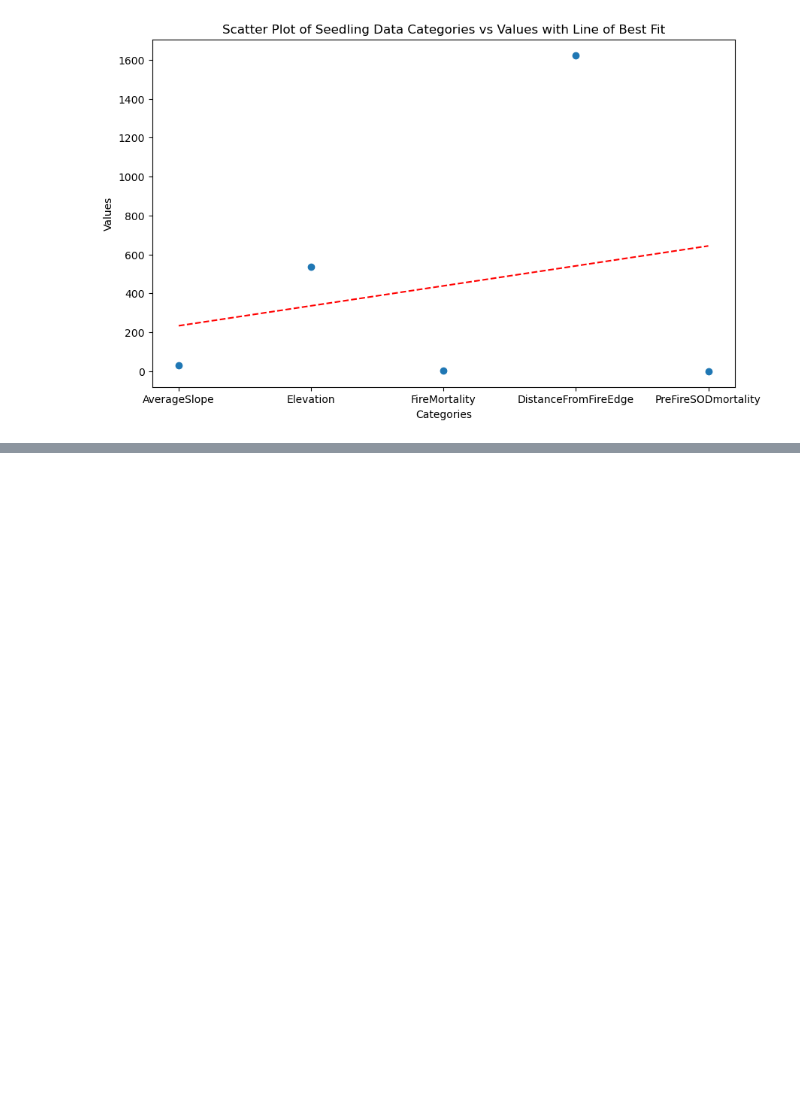
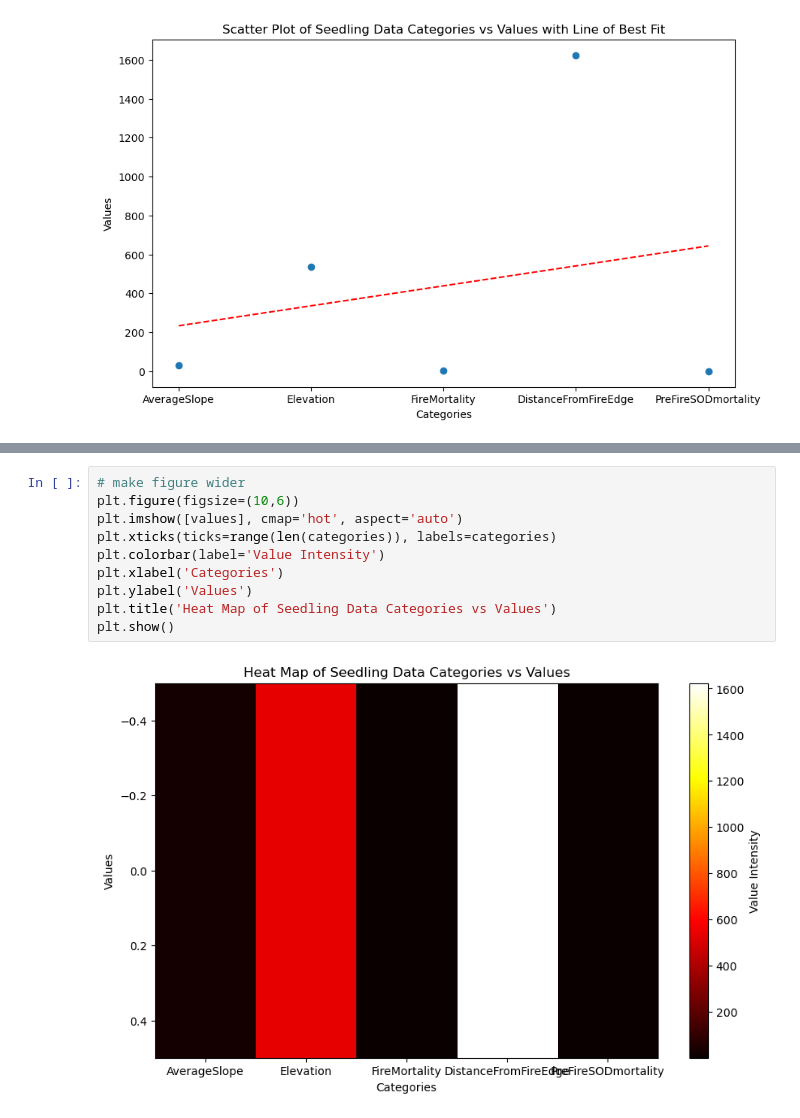
Before and after one commit to madiclack188-cloud/BIO_350_F25, a Jupyter notebook: Bio_350_FinalProject/BIO350_FinalProject.ipynb, the cells around one changed output, grey strips where cells are left out. Drawn from its saved outputs; the diff is of its cells as text; blank space fills up the shorter version.

```diff
--- a/Bio_350_FinalProject/BIO350_FinalProject.ipynb
+++ b/Bio_350_FinalProject/BIO350_FinalProject.ipynb
@@ -218,0 +255,12 @@ plt.show()
+# %%
+# make figure wider
+plt.figure(figsize=(10,6))
+plt.imshow([values], cmap='hot', aspect='auto')
+plt.xticks(ticks=range(len(categories)), labels=categories)
+plt.colorbar(label='Value Intensity')
+plt.xlabel('Categories')
+plt.ylabel('Values')
+plt.title('Heat Map of Seedling Data Categories vs Values')
+plt.show()
+# %% [output]
+[figure, added]
```
Also changed, not shown: parts of 9 cells of this notebook, 1 other file.
